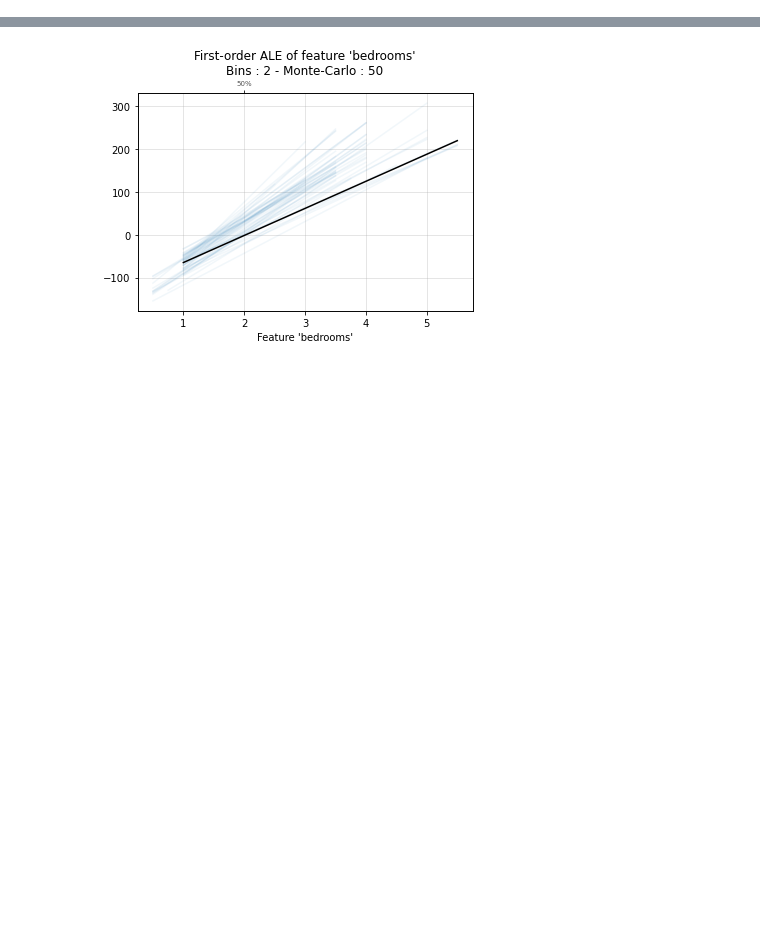
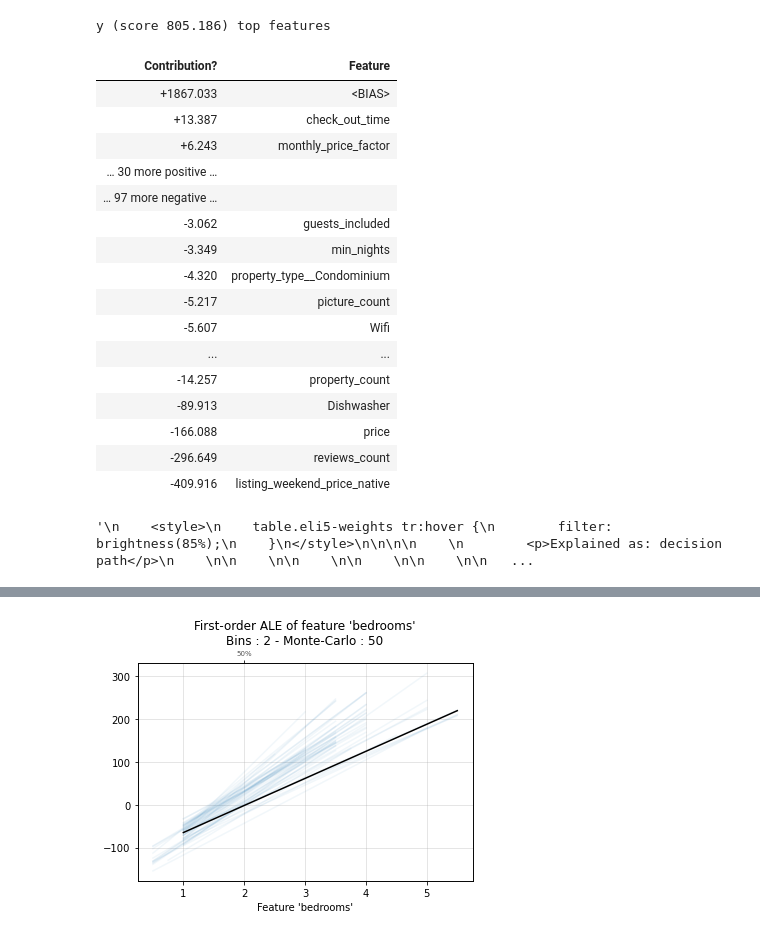
Before and after one commit to npschweizer/Amenity_Valuation, a Jupyter notebook: sample_plots.ipynb, the cells around one changed output, grey strips where cells are left out. Drawn from its saved outputs; the diff is of its cells as text; code cells hidden in the pictures; blank space fills up the shorter version.

```diff
--- a/sample_plots.ipynb
+++ b/sample_plots.ipynb
@@ -40,2 +56,31 @@ px.histogram(df_ud, x="price",
+# %%
+pred = pd.DataFrame(np.zeros((1,len(df.columns.drop(["rental_income","occupancy"])))),columns=df.drop(["rental_income","occupancy"],axis=1).columns)
+pred.iloc[0]=stack.named_steps['imputer'].transform(pred)
+fig=explain_prediction(stack.named_steps['R'], pred.iloc[0] ,top=20, feature_names = feature_names)
+fig
+# %% [output]
+y (score 805.186) top features
+| Contribution? | Feature |
+| +1867.033 | <BIAS> |
+| +13.387 | check_out_time |
+| +6.243 | monthly_price_factor |
+| … 30 more positive … |  |
+| … 97 more negative … |  |
+| -3.062 | guests_included |
+| -3.349 | min_nights |
+| -4.320 | property_type__Condominium |
+| -5.217 | picture_count |
+| -5.607 | Wifi |
+| ... | ... |
+| -14.257 | property_count |
+| -89.913 | Dishwasher |
+| -166.088 | price |
+| -296.649 | reviews_count |
+| -409.916 | listing_weekend_price_native |
+# %%
+from eli5.formatters.html import format_as_html
+format_as_html(fig)
+# %% [output]
+'\n    <style>\n    table.eli5-weights tr:hover {\n        filter: brightness(85%);\n    }\n</style>\n\n\n\n    \n        <p>Explained as: decision path</p>\n    \n\n    \n\n    \n\n    \n\n    \n\n   ...
 # %%
 pd.set_option('display.max_columns', None)
```
Also changed, not shown: parts of 23 cells of this notebook, 8 other files.
